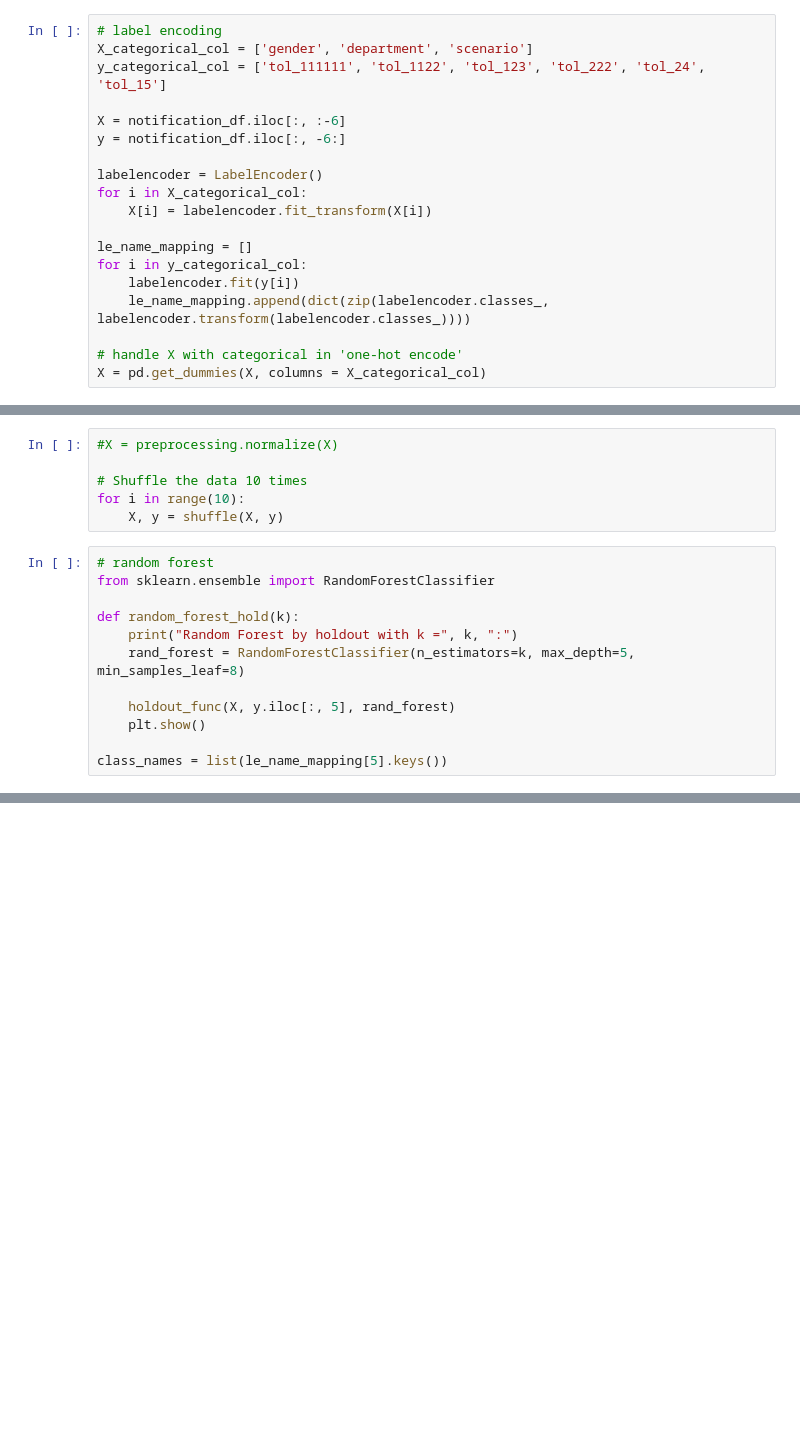
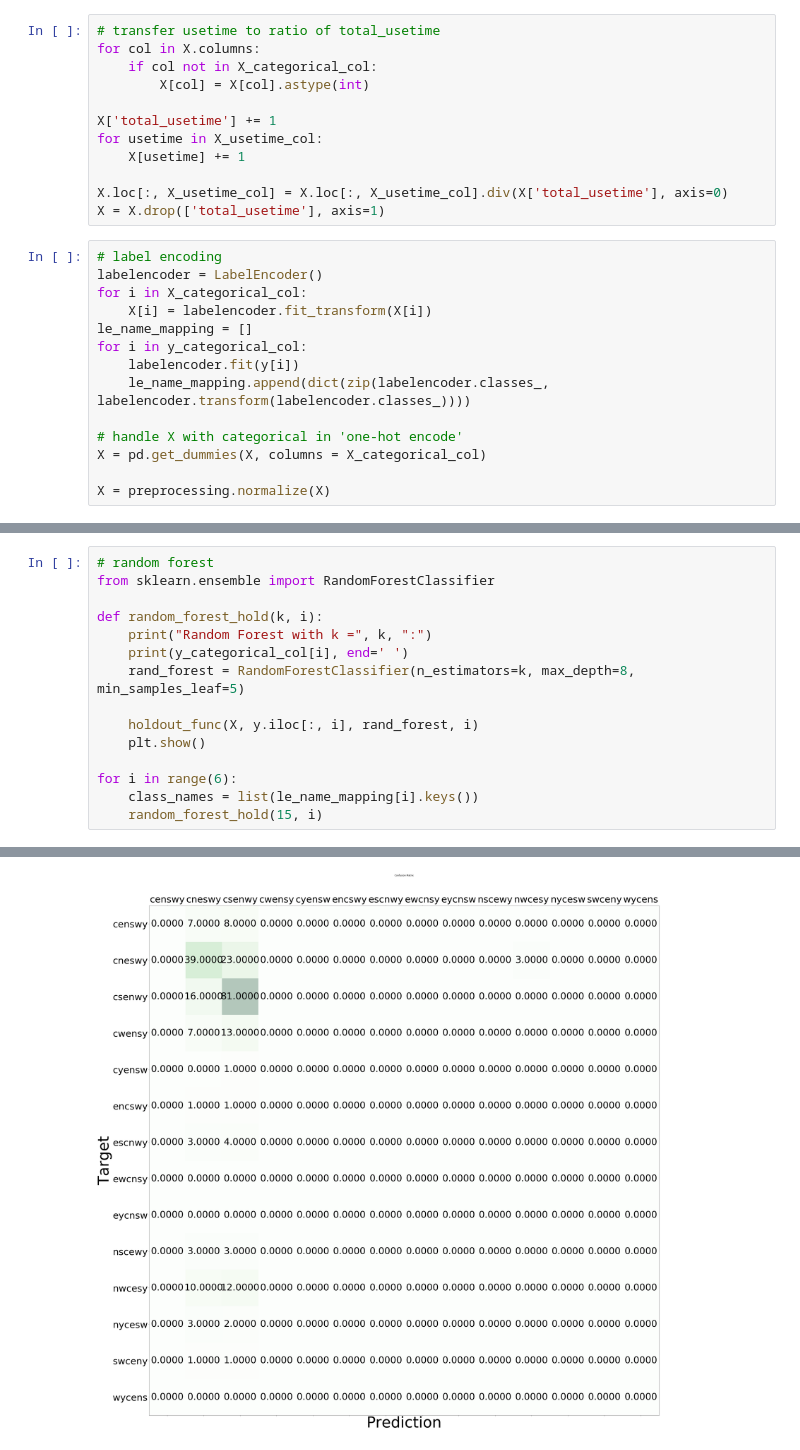
Before and after one commit to DaiDai924/ML_project-Mobile_Notifications_Sequence, a Jupyter notebook: models/RandomForest/random_forest.ipynb, the cells around one changed output, grey strips where cells are left out. Cells and saved outputs as stored; diff of their text form; blank space fills up the shorter version.

```diff
--- a/models/RandomForest/random_forest.ipynb
+++ b/models/RandomForest/random_forest.ipynb
@@ -14,15 +71,20 @@ notification_df = notification_df.dropna(axis=0)
+# %%
+# transfer usetime to ratio of total_usetime
+for col in X.columns:
+    if col not in X_categorical_col:
+        X[col] = X[col].astype(int)
+
+X['total_usetime'] += 1
+for usetime in X_usetime_col:
+    X[usetime] += 1
+
+X.loc[:, X_usetime_col] = X.loc[:, X_usetime_col].div(X['total_usetime'], axis=0)
+X = X.drop(['total_usetime'], axis=1)
 # %%
 # label encoding
-X_categorical_col = ['gender', 'department', 'scenario']
-y_categorical_col = ['tol_111111', 'tol_1122', 'tol_123', 'tol_222', 'tol_24', 'tol_15']
-
-X = notification_df.iloc[:, :-6]
-y = notification_df.iloc[:, -6:]
-
 labelencoder = LabelEncoder()
 for i in X_categorical_col:
     X[i] = labelencoder.fit_transform(X[i])
-
 le_name_mapping = []
 for i in y_categorical_col:
     labelencoder.fit(y[i])
@@ -30,3 +92,5 @@ for i in y_categorical_col:
 
 # handle X with categorical in 'one-hot encode'
 X = pd.get_dummies(X, columns = X_categorical_col)
+
+X = preprocessing.normalize(X)
@@ -84,18 +97,16 @@ def KFold_func(X, y, num_split, mod):
-# %%
-#X = preprocessing.normalize(X)
-
-# Shuffle the data 10 times
-for i in range(10):
-    X, y = shuffle(X, y)
 # %%
 # random forest
 from sklearn.ensemble import RandomForestClassifier
 
-def random_forest_hold(k):
-    print("Random Forest by holdout with k =", k, ":")
-    rand_forest = RandomForestClassifier(n_estimators=k, max_depth=5, min_samples_leaf=8)
+def random_forest_hold(k, i):
+    print("Random Forest with k =", k, ":")
+    print(y_categorical_col[i], end=' ')
+    rand_forest = RandomForestClassifier(n_estimators=k, max_depth=8, min_samples_leaf=5)
 
-    holdout_func(X, y.iloc[:, 5], rand_forest)
+    holdout_func(X, y.iloc[:, i], rand_forest, i)
     plt.show()
 
-class_names = list(le_name_mapping[5].keys())
+for i in range(6):
+    class_names = list(le_name_mapping[i].keys())
+    random_forest_hold(15, i)
+# %% [output]
@@ -101,0 +130 @@ class_names = list(le_name_mapping[5].keys())
+[figure, added]
```
Also changed, not shown: parts of 8 cells of this notebook.
